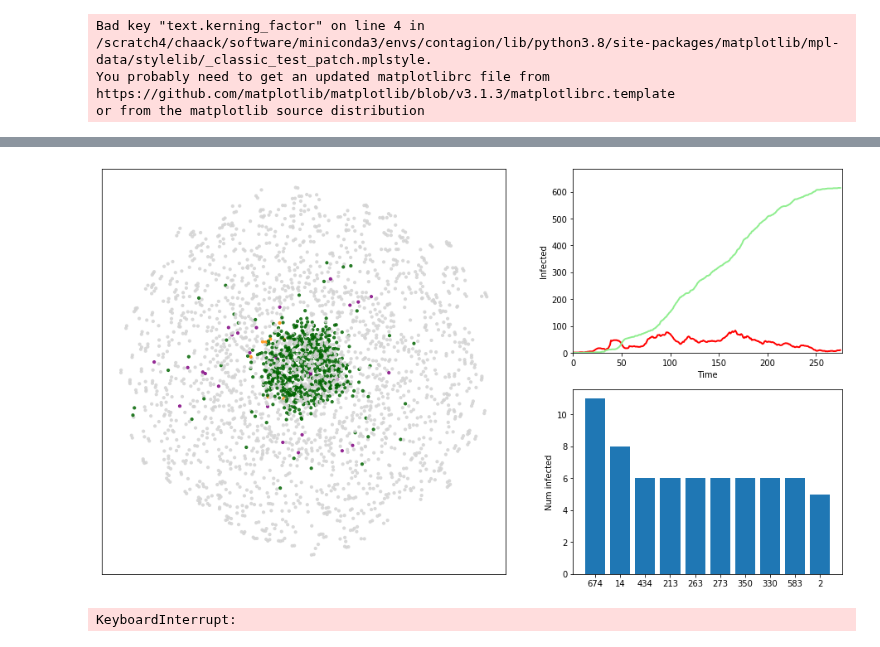
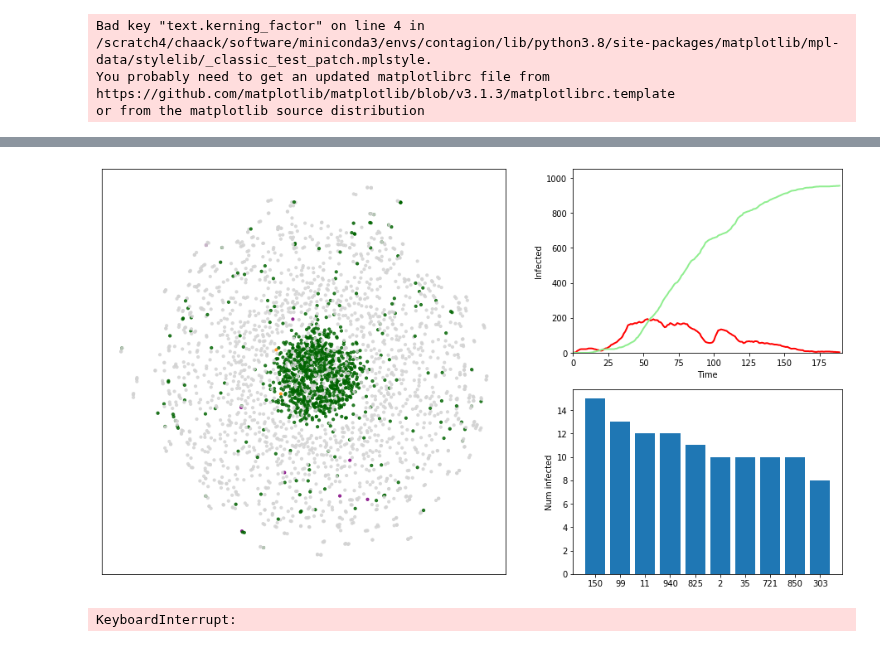
Before and after one commit to chrhck/contagion, a Jupyter notebook: examples/plot_animated_graph.ipynb, the cells around one changed output, grey strips where cells are left out. Cells and saved outputs as stored; diff of their text form; code cells hidden in the pictures.

```diff
--- a/examples/plot_animated_graph.ipynb
+++ b/examples/plot_animated_graph.ipynb
@@ -27,7 +27,7 @@ You probably need to get an updated matplotlibrc file from
 https://github.com/matplotlib/matplotlib/blob/v3.1.3/matplotlibrc.template
 or from the matplotlib source distribution
 # %%
-stats, _, g = pickle.load(open("/scratch4/chaack/data/contagion/runs/5/config_611.pickle", "rb"))["results"][2]
+stats, _, g = pickle.load(open("run9_conf357.pickle", "rb"))["results"][1]
 # %%
 plt.plot(stats["is_infected"])
 # %% [output]
@@ -43,3 +43,0 @@ nx.draw_networkx_edges(g, pos)
-# %%
-pos = nx.spring_layout(g, k=4/np.sqrt(g.number_of_nodes()))
-nx.draw_networkx_nodes(g, pos, node_size=10)
@@ -49,3 +43,0 @@ nx.draw_networkx_nodes(g, pos, node_size=10)
-# %%
-pos = nx.spring_layout(g, k=7/np.sqrt(g.number_of_nodes()))
-nx.draw_networkx_nodes(g, pos, node_size=10)
@@ -55,7 +44,7 @@ nx.draw_networkx_nodes(g, pos, node_size=10)
 # %%
-plot_infection_history(g, pos, stats, PICS+"schools_graph_animation_contained_0.005rndtest.mp4")
+plot_infection_history(g, pos, stats, PICS+"schools_graph_animation_contained.mp4")
 # %% [output]
-[figure, old version]
+[figure, new version]
 # %%
 cc = nx.closeness_centrality(g)
 avg_cc = np.average(np.ma.masked_invalid(list(cc.values())))
```
Also changed, not shown: parts of 4 cells of this notebook, 5 other files.
